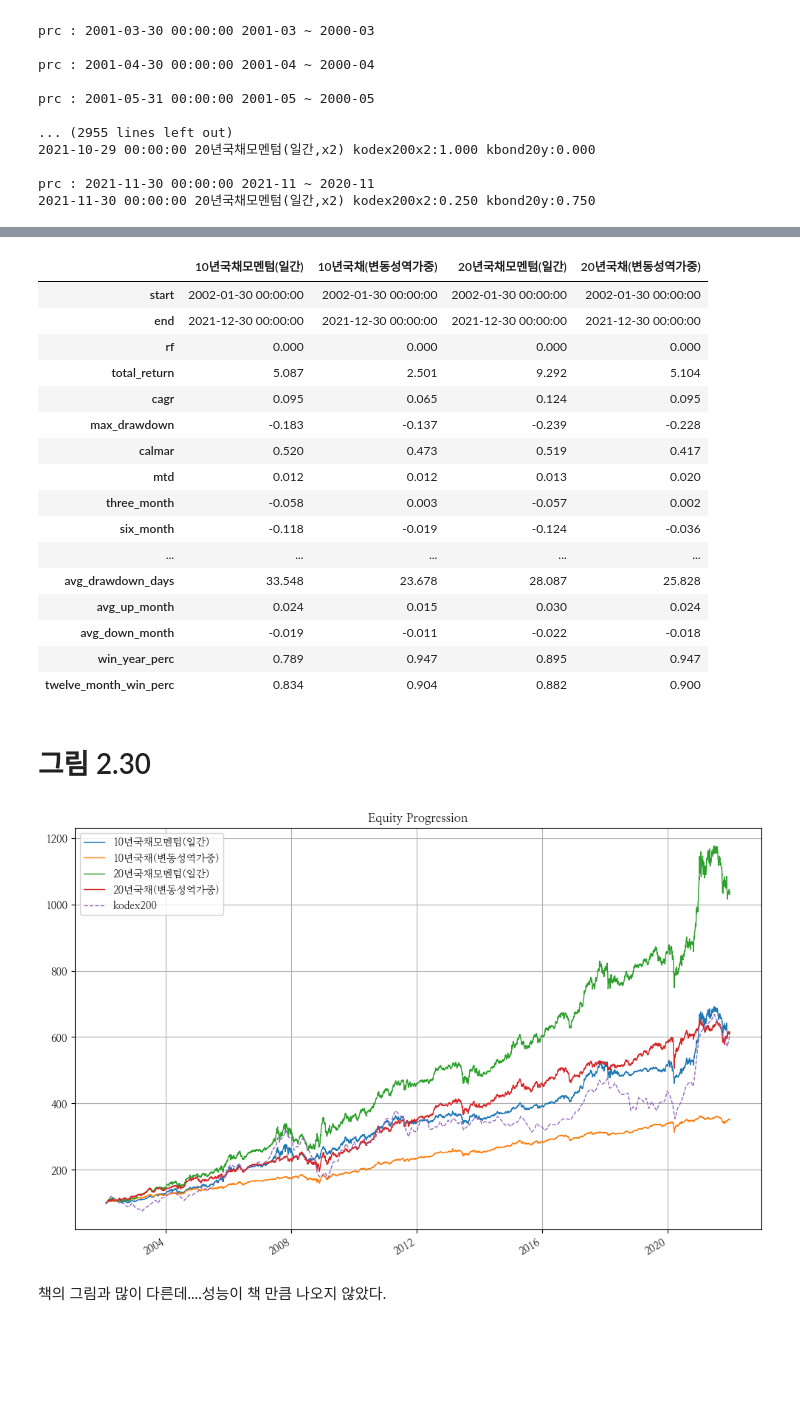
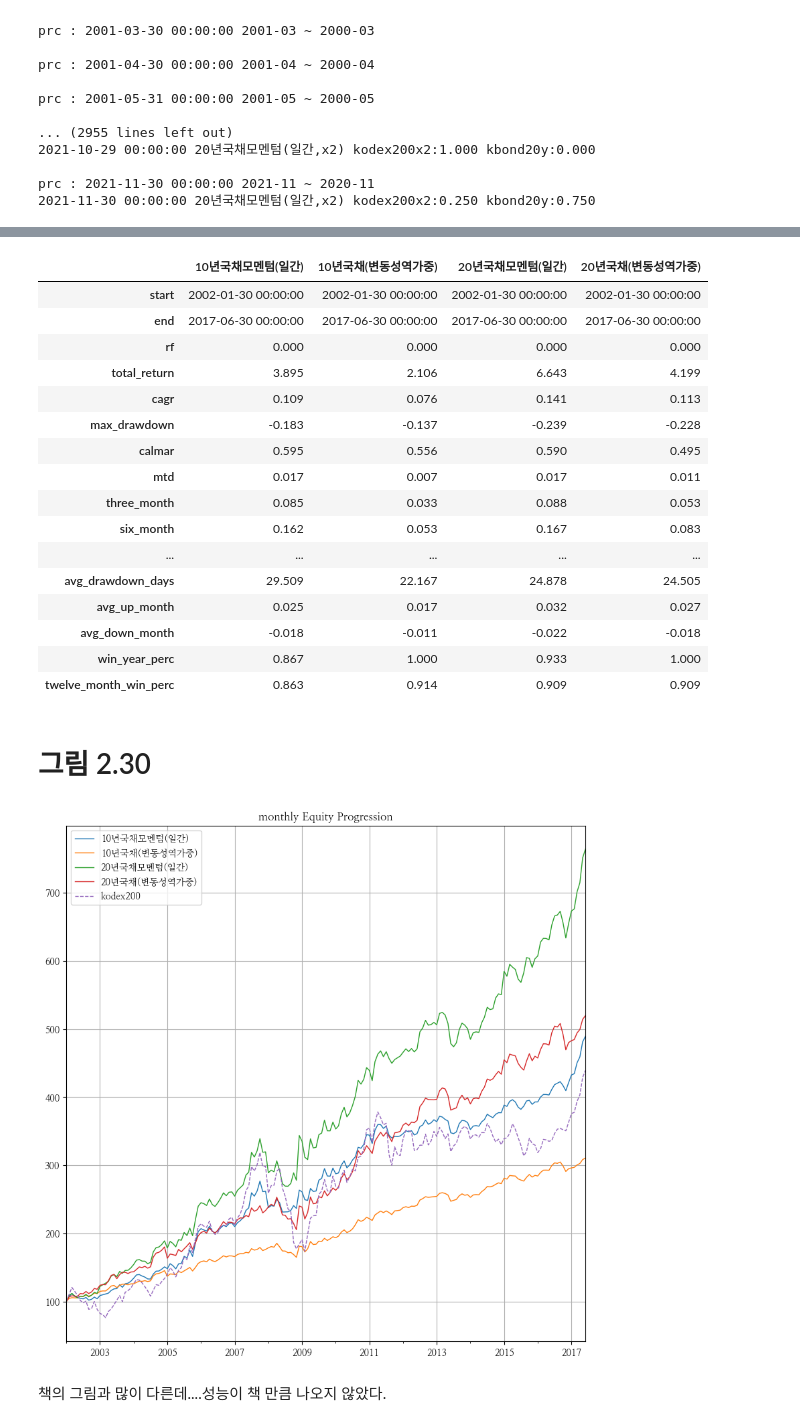
Before and after one commit to hermian/startetf, a Jupyter notebook: 2.29_평균모멘텀스코어_채권혼합.ipynb, the cells around one changed output, grey strips where cells are left out. Cells and saved outputs as stored; diff of their text form; code cells hidden in the pictures; blank space fills up the shorter version.

```diff
--- a/2.29_평균모멘텀스코어_채권혼합.ipynb
+++ b/2.29_평균모멘텀스코어_채권혼합.ipynb
@@ -181,9 +181,9 @@ r_20 = bt.run(bt_ms주식채권20년)
 # %% [markdown]
 ## 그림 2.29
 # %%
-r_20.set_date_range(start)
-r_kospi.set_date_range(start)
-r_10.set_date_range(start)
+r_20.set_date_range(start,e)
+r_kospi.set_date_range(start,e)
+r_10.set_date_range(start,e)
 
 ax1 = r_20.prices.rebase(1).plot(color='r', figsize=(12,8));
 r_kospi.prices.rebase(1).plot(ax=ax1, ls='--', color='gray', figsize=(12, 8));
@@ -385,33 +385,33 @@ bt_invvol20 = bt.Backtest(변동성역가중, data[['kodex200', 'kbond20y']], na
 # %%
 r_2_30 = bt.run(bt_daily_10, bt_invvol10, bt_daily_20, bt_invvol20)
 # %%
-r_2_30.set_date_range(start)
+r_2_30.set_date_range(start,e)
 r_2_30.stats
 # %% [output]
 |  | 10년국채모멘텀(일간) | 10년국채(변동성역가중) | 20년국채모멘텀(일간) | 20년국채(변동성역가중) |
 | start | 2002-01-30 00:00:00 | 2002-01-30 00:00:00 | 2002-01-30 00:00:00 | 2002-01-30 00:00:00 |
-| end | 2021-12-30 00:00:00 | 2021-12-30 00:00:00 | 2021-12-30 00:00:00 | 2021-12-30 00:00:00 |
+| end | 2017-06-30 00:00:00 | 2017-06-30 00:00:00 | 2017-06-30 00:00:00 | 2017-06-30 00:00:00 |
 | rf | 0.000 | 0.000 | 0.000 | 0.000 |
-| total_return | 5.087 | 2.501 | 9.292 | 5.104 |
-| cagr | 0.095 | 0.065 | 0.124 | 0.095 |
+| total_return | 3.895 | 2.106 | 6.643 | 4.199 |
+| cagr | 0.109 | 0.076 | 0.141 | 0.113 |
 | max_drawdown | -0.183 | -0.137 | -0.239 | -0.228 |
-| calmar | 0.520 | 0.473 | 0.519 | 0.417 |
-| mtd | 0.012 | 0.012 | 0.013 | 0.020 |
-| three_month | -0.058 | 0.003 | -0.057 | 0.002 |
-| six_month | -0.118 | -0.019 | -0.124 | -0.036 |
+| calmar | 0.595 | 0.556 | 0.590 | 0.495 |
+| mtd | 0.017 | 0.007 | 0.017 | 0.011 |
+| three_month | 0.085 | 0.033 | 0.088 | 0.053 |
+| six_month | 0.162 | 0.053 | 0.167 | 0.083 |
 | ... | ... | ... | ... | ... |
-| avg_drawdown_days | 33.548 | 23.678 | 28.087 | 25.828 |
-| avg_up_month | 0.024 | 0.015 | 0.030 | 0.024 |
-| avg_down_month | -0.019 | -0.011 | -0.022 | -0.018 |
-| win_year_perc | 0.789 | 0.947 | 0.895 | 0.947 |
-| twelve_month_win_perc | 0.834 | 0.904 | 0.882 | 0.900 |
+| avg_drawdown_days | 29.509 | 22.167 | 24.878 | 24.505 |
+| avg_up_month | 0.025 | 0.017 | 0.032 | 0.027 |
+| avg_down_month | -0.018 | -0.011 | -0.022 | -0.018 |
+| win_year_perc | 0.867 | 1.000 | 0.933 | 1.000 |
+| twelve_month_win_perc | 0.863 | 0.914 | 0.909 | 0.909 |
 # %% [markdown]
 # 그림 2.30
 # %%
-r_kospi.set_date_range(start)
-ax1 = r_2_30.plot(figsize=(12,8));
-r_kospi.plot(ax=ax1, ls='--', figsize=(12,8));
+r_kospi.set_date_range(start,e)
+ax1 = r_2_30.plot(freq='M', figsize=(10,10));
+r_kospi.plot(ax=ax1, freq='M', ls='--', figsize=(10,10));
 # %% [output]
-[figure, old version]
+[figure, new version]
 # %% [markdown]
 책의 그림과 많이 다른데....성능이 책 만큼 나오지 않았다.
```
Also changed, not shown: parts of 5 cells of this notebook.
